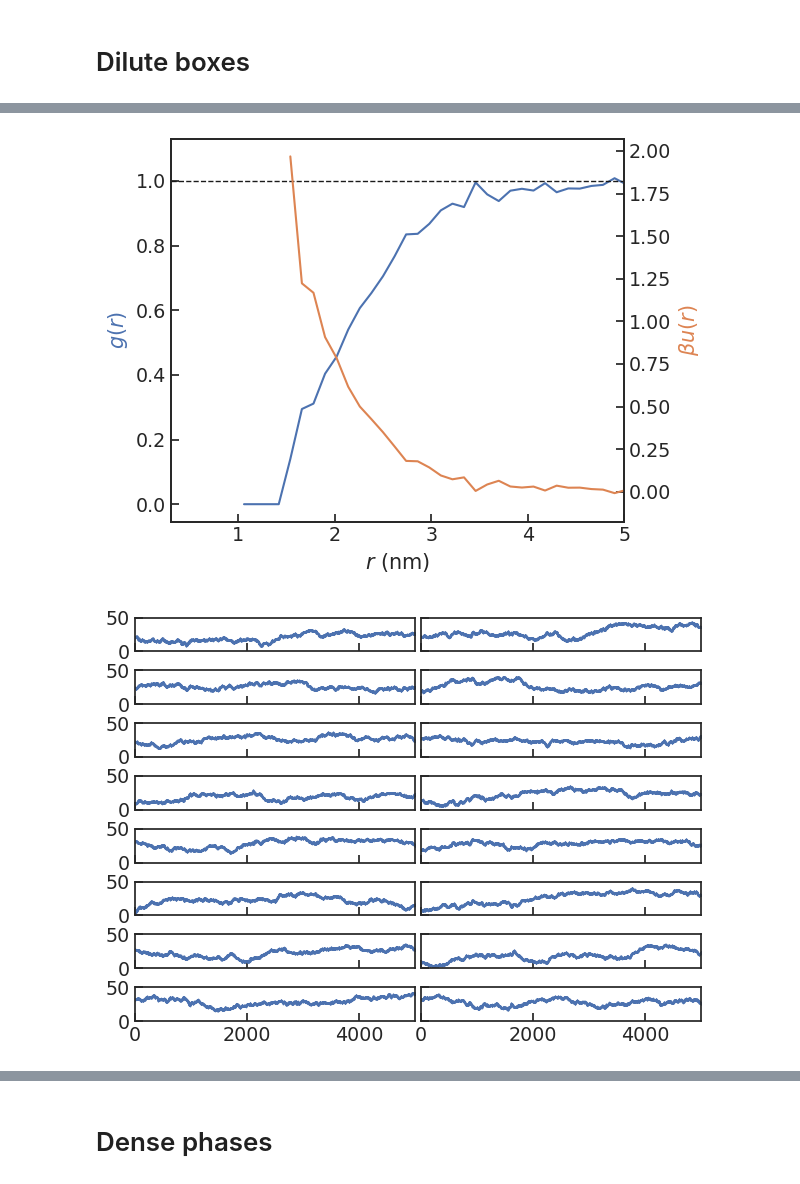
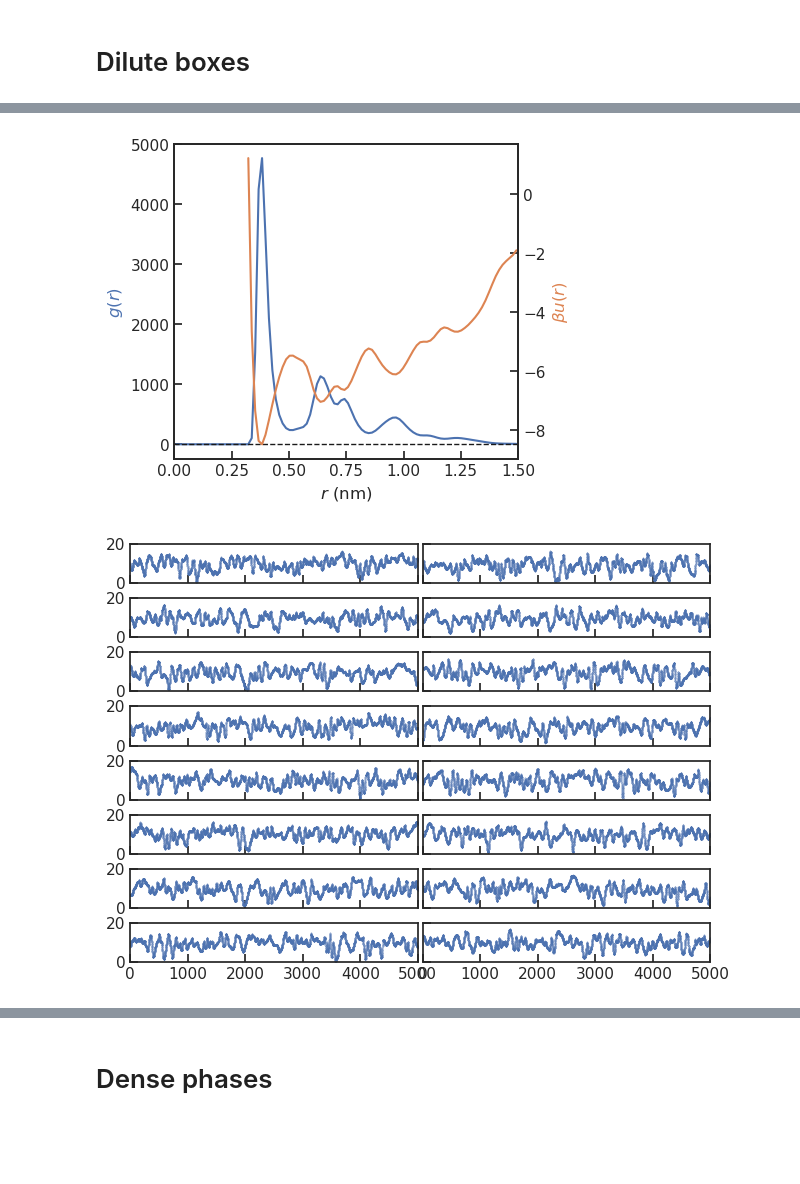
Before and after one commit to BioKT/lj-openmm, a Jupyter notebook: analysis_slab.ipynb, the cells around one changed output, grey strips where cells are left out. Drawn from its saved outputs; the diff is of its cells as text; code cells hidden in the pictures; blank space fills up the shorter version.

```diff
--- a/analysis_slab.ipynb
+++ b/analysis_slab.ipynb
@@ -55,21 +37,21 @@ data = np.loadtxt("lj_binding_prod.csv", delimiter=',')
 # %%
-traj = md.load_dcd("lj_binding_prod.dcd", top="lj_binding_min.pdb", stride=1)
+traj = md.load_dcd("data/argon_n50_L20_T30_prod.dcd", top="data/argon_n50_L20_T50_min.pdb", stride=1)
 # %%
-bins, g_r = md.compute_rdf(traj, list(itertools.combinations(range(20), 2)), \
-                               r_range=[1,25], n_bins=200)
+bins, g_r = md.compute_rdf(traj, list(itertools.combinations(range(50), 2)), \
+                               r_range=[0,1.5], n_bins=100)
 # %%
-fig, ax = plt.subplots()
+fig, ax = plt.subplots(figsize=(5,4))
 ax.plot(bins, g_r)
 axt = ax.twinx()
 axt.plot(bins, -np.log(g_r), color='C1')
 ax.axhline(1,0,2,ls='dashed', lw=1, color='k')
-ax.set_xlim(0.3,5)
+ax.set_xlim(0.0,1.5)
 ax.set_xlabel('$r$ (nm)')
 ax.set_ylabel(r'$g(r)$', color='C0')
 axt.set_ylabel(r'$\beta u(r)$', color='C1')
 plt.tight_layout()
 # %% [output]
-[figure, old version]
+[figure, new version]
 # %%
 distances = md.compute_distances(traj, \
                                 atom_pairs=list(itertools.combinations(range(20), 2)))
@@ -80,8 +62,8 @@ fig, ax = plt.subplots(8,2, sharex=True, sharey=True)
 ax = ax.flatten()
 for i in range(ldist)[:16]:
     ax[i].plot(traj.time, distances[:,i], '.', ms=0.5)
-ax[i].set_xlim(0,5000); ax[i].set_ylim(0,50)
+ax[i].set_xlim(0,5000); ax[i].set_ylim(0,20)
 plt.tight_layout(w_pad=0, h_pad=0)
 # %% [output]
-[figure, old version]
+[figure, new version]
 # %%
```
Also changed, not shown: parts of 20 cells of this notebook.
